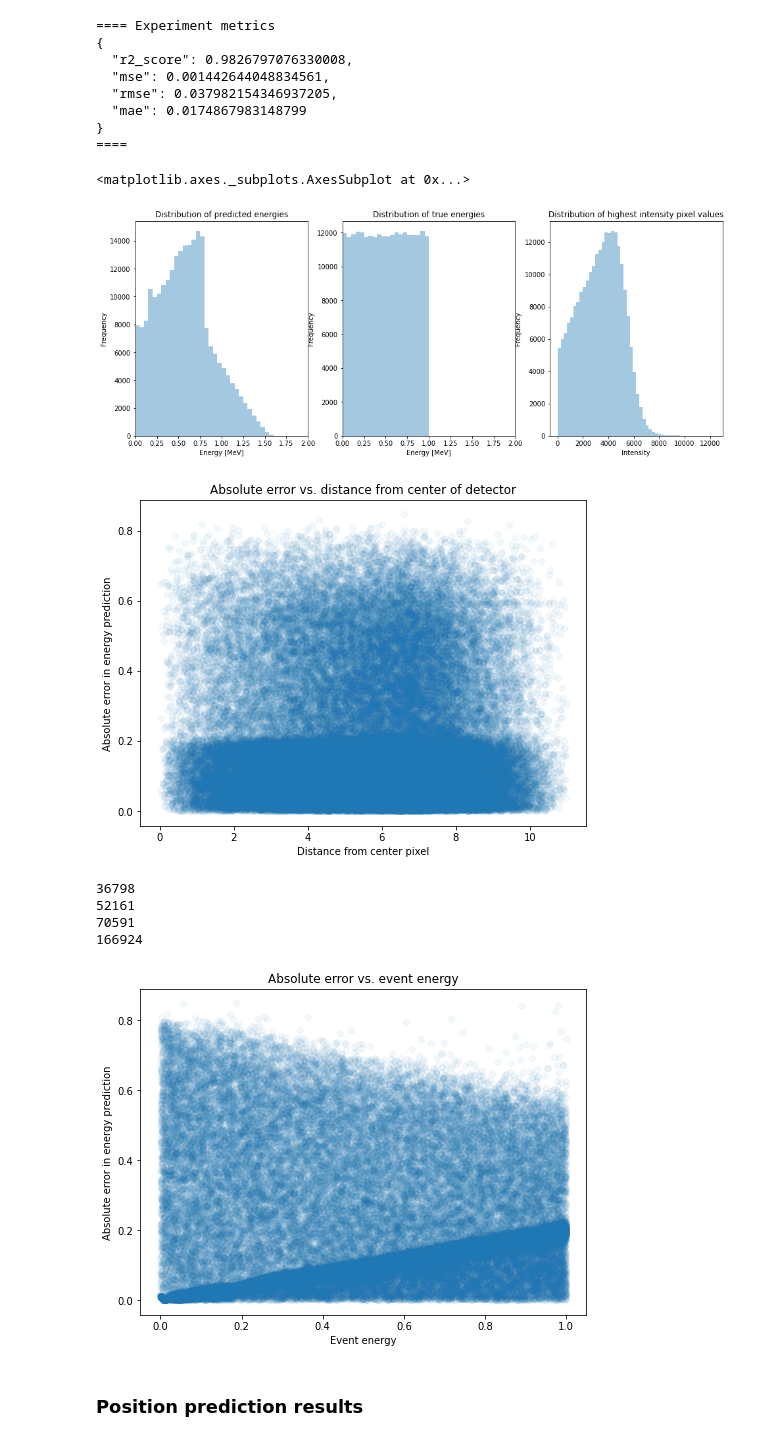
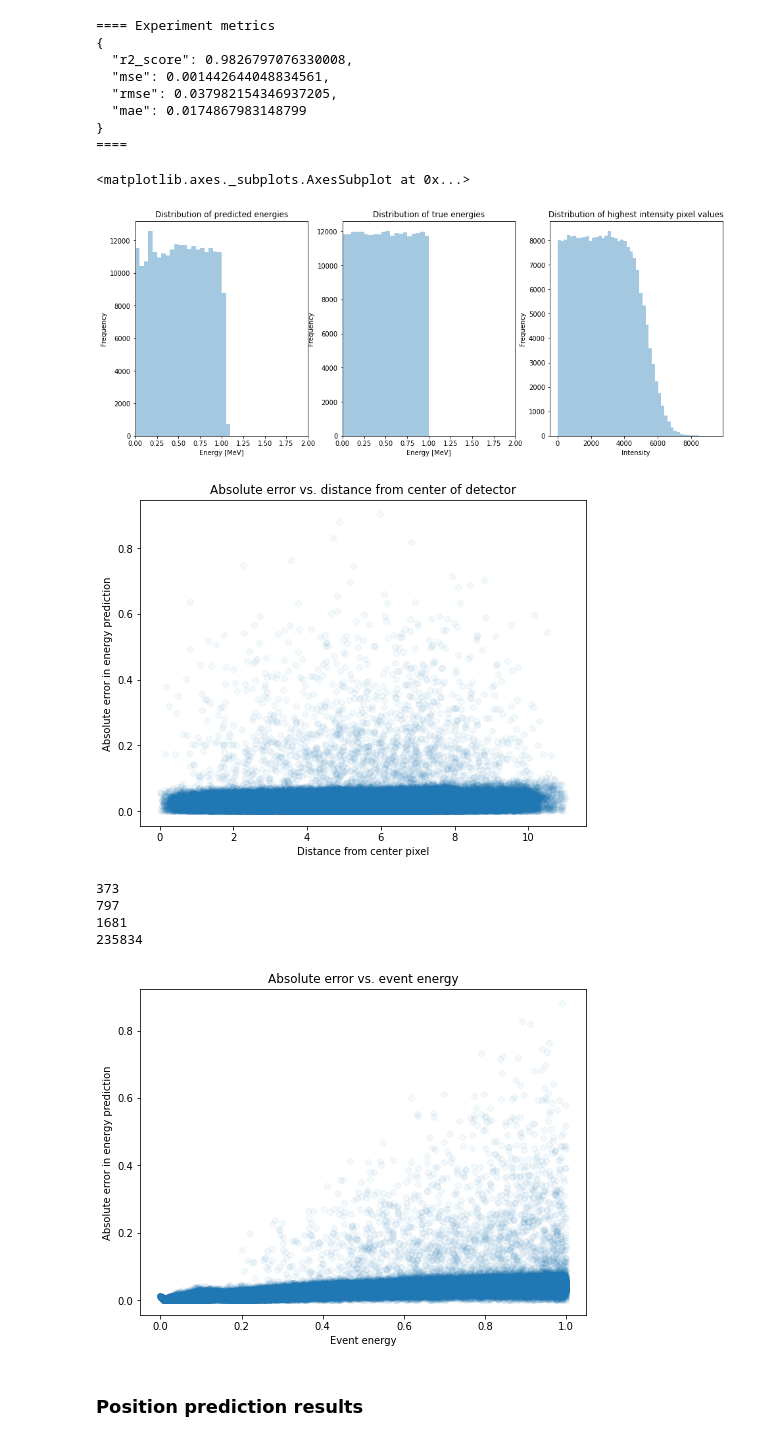
Before and after one commit to geirtul/master_analysis, a Jupyter notebook: notebooks/summary/summary.ipynb, the cells around one changed output. Drawn from its saved outputs; the diff is of its cells as text; code cells hidden in the pictures.

```diff
--- a/notebooks/summary/summary.ipynb
+++ b/notebooks/summary/summary.ipynb
@@ -25,6 +29,9 @@ images = np.load(repo_root + "data/simulated/images_full_pixelmod.npy")
 positions = np.load(repo_root + "data/simulated/positions_full.npy")
 energies = np.load(repo_root + "data/simulated/energies_full.npy")
 labels = np.load(repo_root + "data/simulated/labels_full.npy")
+
+# Indices for full data
+s_idx, d_idx, c_idx = event_indices(positions)
 # %% [markdown]
 # Classification of Electron Events
 For this part of the project, the goal is to separate events in the dataset into two categories, 'single' and 'double' electron events. Mainly two paths have been taken in order to do this so far. One using well-known network architectures pretrained on the [ImageNet](http://www.image-net.org/) database. The other using a network architecture developed in an ML-project at MSU, that we train from scratch ([MSU ML-Project, LaBollita](https://github.com/harrisonlabollita/MSU-Machine-Learning-Project)). As a third approach, we implement a model based on the VGG architecture.
@@ -264,7 +271,7 @@ print("====")
 # Get validation indices used in the experiment and predict on validation set
 e_val_idx = np.array(e_experiment['indices']['fold_0']['val_idx'])
 # Predict on the validation set
-e_prediction = e_model.predict(normalize_image_data(images[e_val_idx]))
+e_prediction = e_model.predict(normalize_image_data(images[s_idx][e_val_idx]))
 # %% [output]
 ==== Experiment metrics
 {
@@ -290,24 +297,24 @@ ax[1].set_ylabel("Frequency")
 ax[1].set_xlim(0, 2)
 n_bins = 20
 bins = np.arange(0, 2, 1/n_bins)
-sns.distplot(energies[e_val_idx, 0], bins=bins, kde=False, ax=ax[1])
+sns.distplot(energies[s_idx][e_val_idx, 0], bins=bins, kde=False, ax=ax[1])
 
 ax[2].set_title("Distribution of highest intensity pixel values")
 ax[2].set_xlabel("Intensity")
 ax[2].set_ylabel("Frequency")
 #n_bins = 20
 #bins = np.arange(0, 2, 1/n_bins)
-highest_pixels = np.amax(images[e_val_idx].reshape(images[e_val_idx].shape[0],256), axis=1)
+highest_pixels = np.amax(images[s_idx][e_val_idx].reshape(images[s_idx][e_val_idx].shape[0],256), axis=1)
 sns.distplot(highest_pixels, kde=False, ax=ax[2])
 # %% [output]
 <matplotlib.axes._subplots.AxesSubplot at 0x...>
-[figure, old version]
+[figure, new version]
 # %%
 # Calculate distance from center point for each validation sample.
 fig, ax = plt.subplots(figsize=(8,6))
 new_idx = np.random.choice(np.arange(len(e_prediction)), 100000, replace=False)
-residuals = energies[e_val_idx, 0].flatten() - e_prediction.flatten()
-dist_from_center = np.sqrt((positions[e_val_idx, 0] - 7.5)**2 + (positions[e_val_idx, 1] - 7.5)**2)
+residuals = energies[s_idx][e_val_idx, 0].flatten() - e_prediction.flatten()
+dist_from_center = np.sqrt((positions[s_idx][e_val_idx, 0] - 7.5)**2 + (positions[s_idx][e_val_idx, 1] - 7.5)**2)
 ax.scatter(dist_from_center[new_idx], np.abs(residuals[new_idx]), alpha=0.05)
 ax.set_xlabel("Distance from center pixel")
 ax.set_ylabel("Absolute error in energy prediction")
@@ -318,24 +325,24 @@ print(np.count_nonzero(abs(residuals) > 0.3))
 print(np.count_nonzero(abs(residuals) > 0.2))
 print(np.count_nonzero(abs(residuals) <= 0.2))
 # %% [output]
-[figure, old version]
+[figure, new version]
-36798
-52161
-70591
-166924
+373
+797
+1681
+235834
 # %%
 # Absolute error as a function of energy
 # Calculate distance from center point for each validation sample.
 fig, ax = plt.subplots(figsize=(8,6))
 new_idx = np.random.choice(np.arange(len(e_prediction)), 100000, replace=False)
-points = ax.scatter(energies[e_val_idx][new_idx, 0], np.abs(residuals[new_idx]), alpha=0.05)
+points = ax.scatter(energies[s_idx][e_val_idx][new_idx, 0], np.abs(residuals[new_idx]), alpha=0.05)
 #plt.colorbar(points)
 ax.set_xlabel("Event energy")
 ax.set_ylabel("Absolute error in energy prediction")
 ax.set_title("Absolute error vs. event energy")
 plt.show()
 # %% [output]
-[figure, old version]
+[figure, new version]
 # %% [markdown]
 ### Position prediction results
 # %%
```
Also changed, not shown: parts of 4 cells of this notebook, 1 other file.
